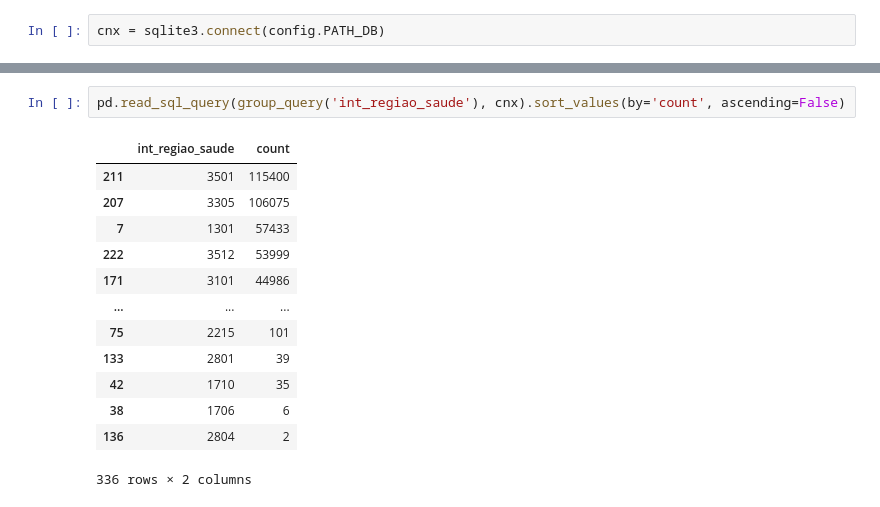
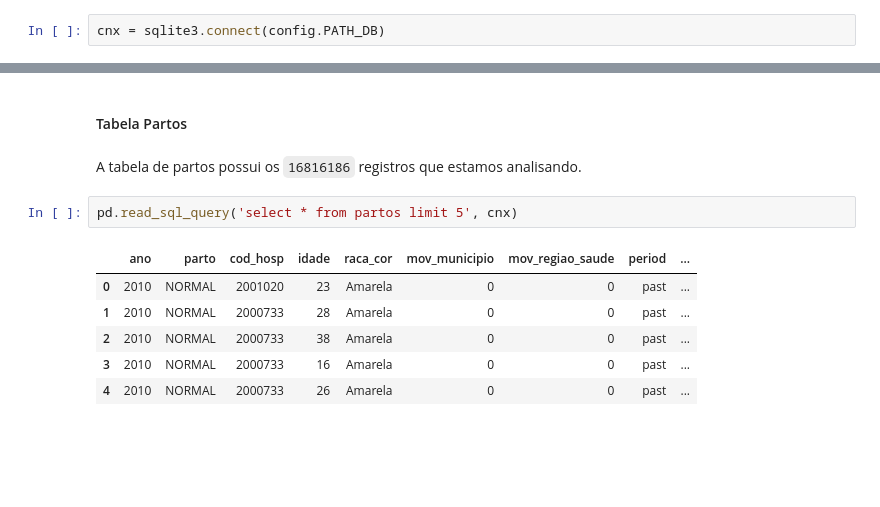
Before and after one commit to lucaslopes/gestantes, a Jupyter notebook: notebook.ipynb, the cells around one changed output, grey strips where cells are left out. Drawn from its saved outputs; the diff is of its cells as text; blank space fills up the shorter version.

```diff
--- a/notebook.ipynb
+++ b/notebook.ipynb
@@ -119,16 +245,13 @@ pd.read_sql_query(group_query('int_uf'), cnx).sort_values(by='count', ascending=
-# %%
-pd.read_sql_query(group_query('int_regiao_saude'), cnx).sort_values(by='count', ascending=False)
-# %% [output]
-|  | int_regiao_saude | count |
-| 211 | 3501 | 115400 |
-| 207 | 3305 | 106075 |
-| 7 | 1301 | 57433 |
-| 222 | 3512 | 53999 |
-| 171 | 3101 | 44986 |
-| ... | ... | ... |
-| 75 | 2215 | 101 |
-| 133 | 2801 | 39 |
-| 42 | 1710 | 35 |
-| 38 | 1706 | 6 |
-| 136 | 2804 | 2 |
-336 rows × 2 columns
+# %% [markdown]
+#### Tabela Partos
+# %% [markdown]
+A tabela de partos possui os `16816186` registros que estamos analisando.
+# %%
+pd.read_sql_query('select * from partos limit 5', cnx)
+# %% [output]
+|  | ano | parto | cod_hosp | idade | raca_cor | mov_municipio | mov_regiao_saude | period | ... |
+| 0 | 2010 | NORMAL | 2001020 | 23 | Amarela | 0 | 0 | past | ... |
+| 1 | 2010 | NORMAL | 2000733 | 28 | Amarela | 0 | 0 | past | ... |
+| 2 | 2010 | NORMAL | 2000733 | 38 | Amarela | 0 | 0 | past | ... |
+| 3 | 2010 | NORMAL | 2000733 | 16 | Amarela | 0 | 0 | past | ... |
+| 4 | 2010 | NORMAL | 2000733 | 26 | Amarela | 0 | 0 | past | ... |
```
Also changed, not shown: parts of 102 cells of this notebook, 31 other files.
